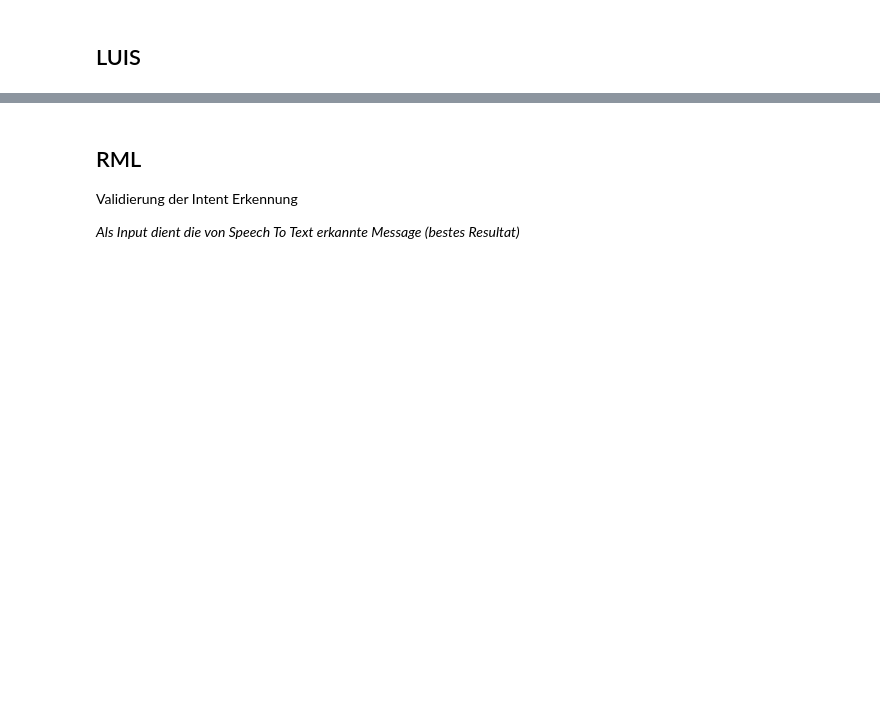
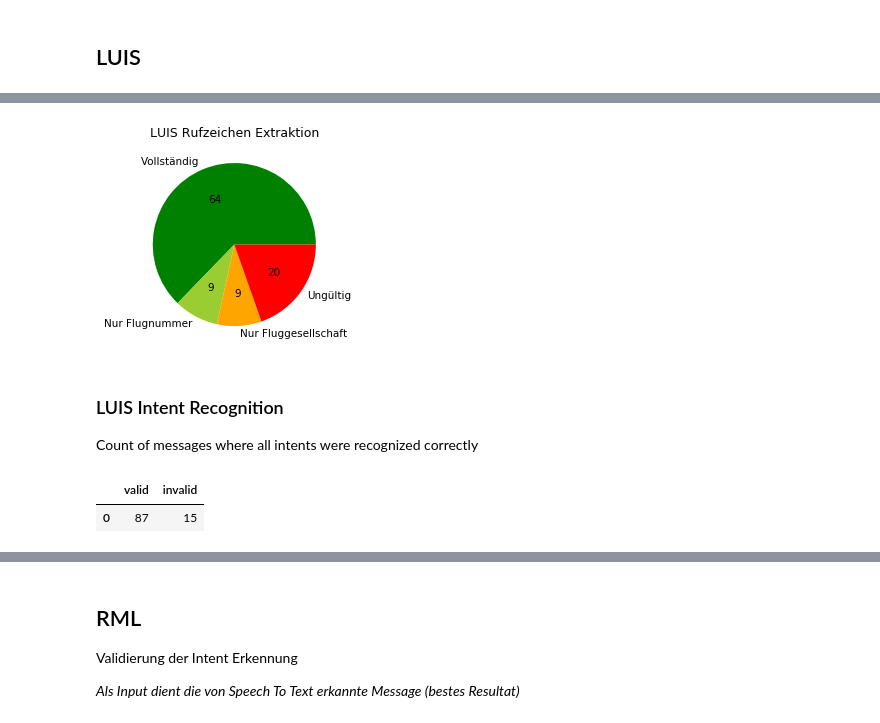
Before and after one commit to vettaioa/FluLoS-Code, a Jupyter notebook: calculation/context/ContextErrorRate.ipynb, the cells around one changed output, grey strips where cells are left out. Drawn from its saved outputs; the diff is of its cells as text; code cells hidden in the pictures; blank space fills up the shorter version.

```diff
--- a/calculation/context/ContextErrorRate.ipynb
+++ b/calculation/context/ContextErrorRate.ipynb
@@ -211,0 +300,23 @@ plt.show()
+# %%
+plt.figure(figsize=(4.8, 3.6), dpi=75)
+plt.subplot()
+
+labels = ['Vollständig', 'Nur Flugnummer', 'Nur Fluggesellschaft', 'Ungültig']
+colors = ['green',  'yellowgreen', 'orange', 'red']
+values = [luisCallsignResults[cr] for cr in ['fullCallSign','flightNumerOnly','airlineOnly','allInvalid']]
+total = sum(values)
+
+plt.title('LUIS Rufzeichen Extraktion')
+
+plt.pie(values, labels=labels, colors=colors, autopct=lambda s: '{:.0f}'.format(s * total / 100))
+plt.show()
+# %% [output]
+[figure, added]
+# %% [markdown]
+### LUIS Intent Recognition
+Count of messages where all intents were recognized correctly
+# %%
+pd.DataFrame(luisIntentResults)
+# %% [output]
+|  | valid | invalid |
+| 0 | 87 | 15 |
```
Also changed, not shown: parts of 45 cells of this notebook, 1 other file.
